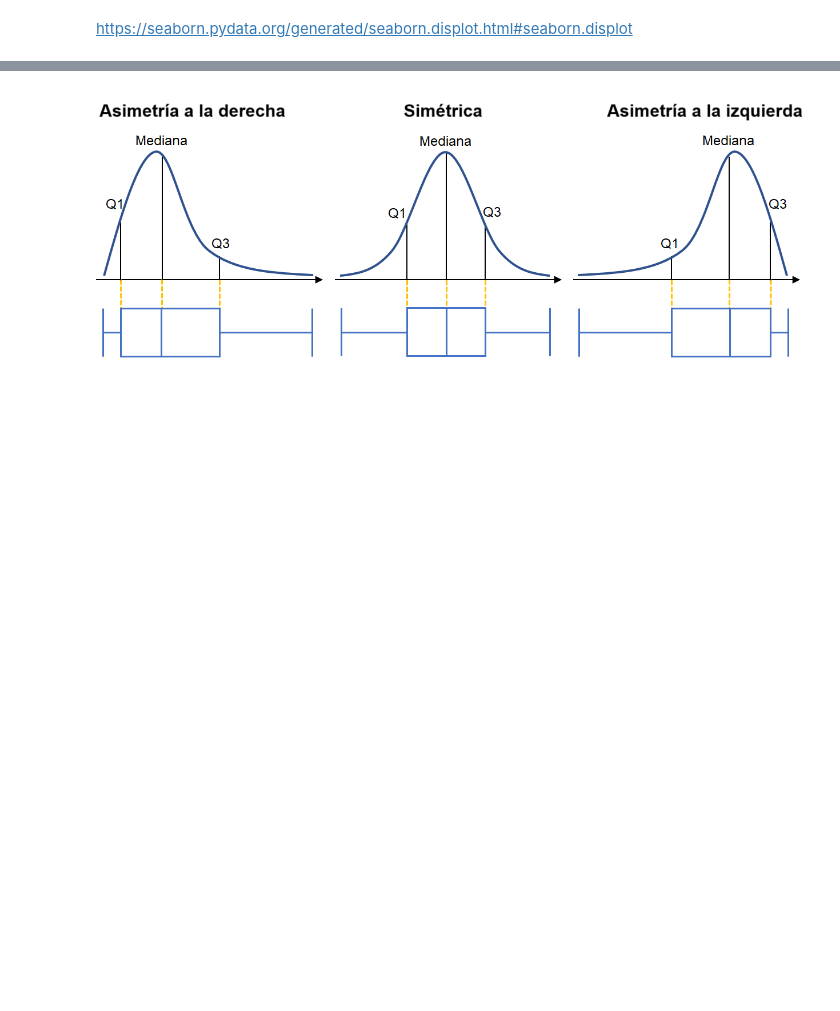
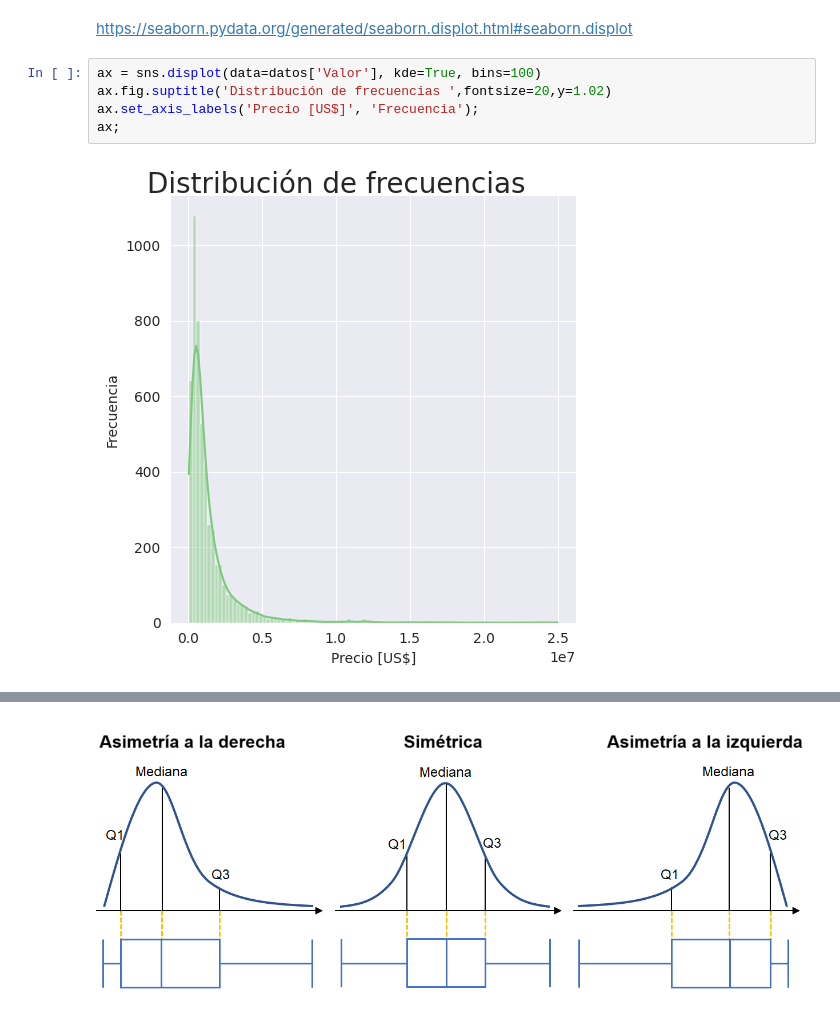
Before and after one commit to JCSR2022/Alura_Data_Science, a Jupyter notebook: Advanced_Modeling_Techniques/2212_Regresion_lineal.ipynb, the cells around one changed output, grey strips where cells are left out. Saved outputs shown, nothing was run; the diff lists cells and outputs as text; blank space fills up the shorter version.

```diff
--- a/Advanced_Modeling_Techniques/2212_Regresion_lineal.ipynb
+++ b/Advanced_Modeling_Techniques/2212_Regresion_lineal.ipynb
@@ -199,3 +194,10 @@ Gráfico guardado en: /content/drive/MyDrive/PruebasAlura/temp_graficas/
 ## Distribución de frecuencias de la variable *dependiente* (y)
 # %% [markdown]
 https://seaborn.pydata.org/generated/seaborn.displot.html#seaborn.displot
+# %%
+ax = sns.displot(data=datos['Valor'], kde=True, bins=100)
+ax.fig.suptitle('Distribución de frecuencias ',fontsize=20,y=1.02)
+ax.set_axis_labels('Precio [US$]', 'Frecuencia');
+ax;
+# %% [output]
+[figure, added]
```
Also changed, not shown: parts of 34 cells of this notebook.
